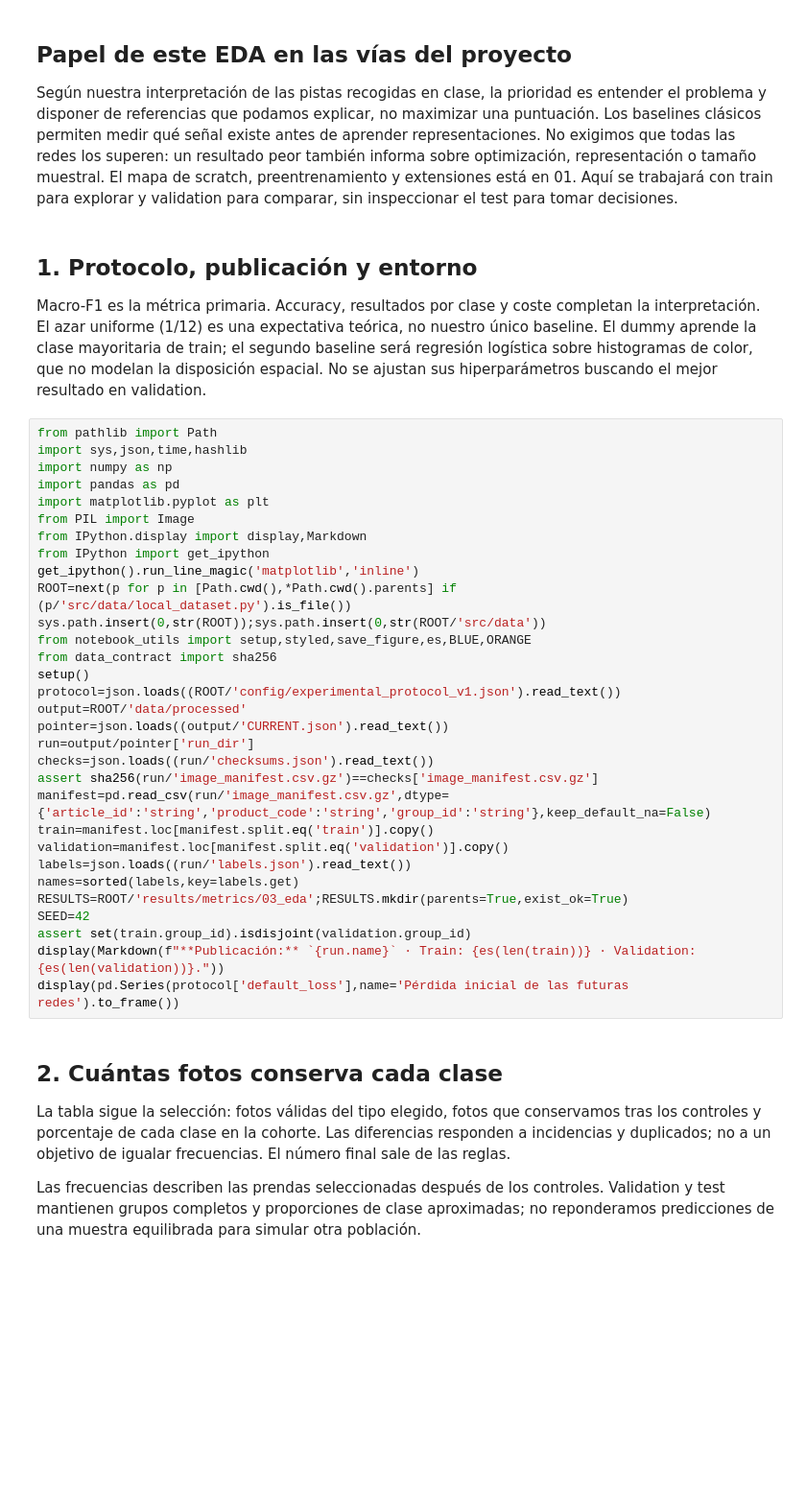
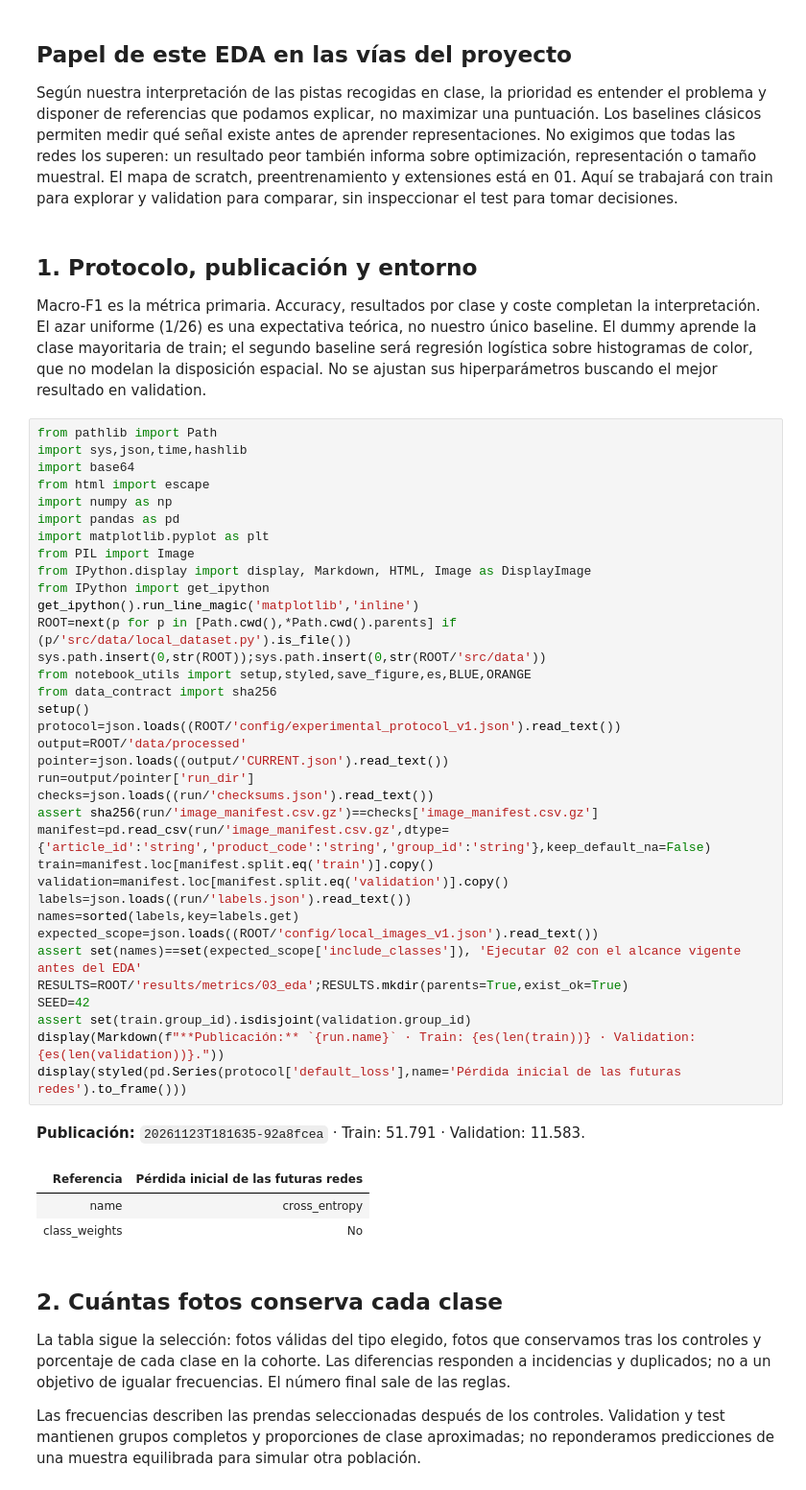
Before and after one commit to ML-ENI/fashion-vision-dl, a Jupyter notebook: notebooks/03_eda_images.ipynb, the cells around one changed output. Shown at 96% size. Cells and saved outputs as stored; diff of their text form; blank space fills up the shorter version.

```diff
--- a/notebooks/03_eda_images.ipynb
+++ b/notebooks/03_eda_images.ipynb
@@ -13,38 +11,47 @@ Según nuestra interpretación de las pistas recogidas en clase, la prioridad es
 # %% [markdown]
 ## 1. Protocolo, publicación y entorno
 
-Macro-F1 es la métrica primaria. Accuracy, resultados por clase y coste completan la interpretación. El azar uniforme (1/12) es una expectativa teórica, no nuestro único baseline. El dummy aprende la clase mayoritaria de train; el segundo baseline será regresión logística sobre histogramas de color, que no modelan la disposición espacial. No se ajustan sus hiperparámetros buscando el mejor resultado en validation.
+Macro-F1 es la métrica primaria. Accuracy, resultados por clase y coste completan la interpretación. El azar uniforme (1/26) es una expectativa teórica, no nuestro único baseline. El dummy aprende la clase mayoritaria de train; el segundo baseline será regresión logística sobre histogramas de color, que no modelan la disposición espacial. No se ajustan sus hiperparámetros buscando el mejor resultado en validation.
 # %%
 from pathlib import Path
 import sys,json,time,hashlib
+import base64
+from html import escape
 import numpy as np
 import pandas as pd
 import matplotlib.pyplot as plt
 from PIL import Image
-from IPython.display import display,Markdown
+from IPython.display import display, Markdown, HTML, Image as DisplayImage
 from IPython import get_ipython
 get_ipython().run_line_magic('matplotlib','inline')
 ROOT=next(p for p in [Path.cwd(),*Path.cwd().parents] if (p/'src/data/local_dataset.py').is_file())
 sys.path.insert(0,str(ROOT));sys.path.insert(0,str(ROOT/'src/data'))
 from notebook_utils import setup,styled,save_figure,es,BLUE,ORANGE
 from data_contract import sha256
 setup()
 protocol=json.loads((ROOT/'config/experimental_protocol_v1.json').read_text())
 output=ROOT/'data/processed'
 pointer=json.loads((output/'CURRENT.json').read_text())
 run=output/pointer['run_dir']
 checks=json.loads((run/'checksums.json').read_text())
 assert sha256(run/'image_manifest.csv.gz')==checks['image_manifest.csv.gz']
 manifest=pd.read_csv(run/'image_manifest.csv.gz',dtype={'article_id':'string','product_code':'string','group_id':'string'},keep_default_na=False)
 train=manifest.loc[manifest.split.eq('train')].copy()
 validation=manifest.loc[manifest.split.eq('validation')].copy()
 labels=json.loads((run/'labels.json').read_text())
 names=sorted(labels,key=labels.get)
+expected_scope=json.loads((ROOT/'config/local_images_v1.json').read_text())
+assert set(names)==set(expected_scope['include_classes']), 'Ejecutar 02 con el alcance vigente antes del EDA'
 RESULTS=ROOT/'results/metrics/03_eda';RESULTS.mkdir(parents=True,exist_ok=True)
 SEED=42
 assert set(train.group_id).isdisjoint(validation.group_id)
 display(Markdown(f"**Publicación:** `{run.name}` · Train: {es(len(train))} · Validation: {es(len(validation))}."))
-display(pd.Series(protocol['default_loss'],name='Pérdida inicial de las futuras redes').to_frame())
+display(styled(pd.Series(protocol['default_loss'],name='Pérdida inicial de las futuras redes').to_frame()))
+# %% [output]
+**Publicación:** `20261123T181635-92a8fcea` · Train: 51.791 · Validation: 11.583.
+| Referencia | Pérdida inicial de las futuras redes |
+| name | cross_entropy |
+| class_weights | No |
 # %% [markdown]
 ## 2. Cuántas fotos conserva cada clase
 
```
Also changed, not shown: parts of 10 cells of this notebook, 2 other files.
